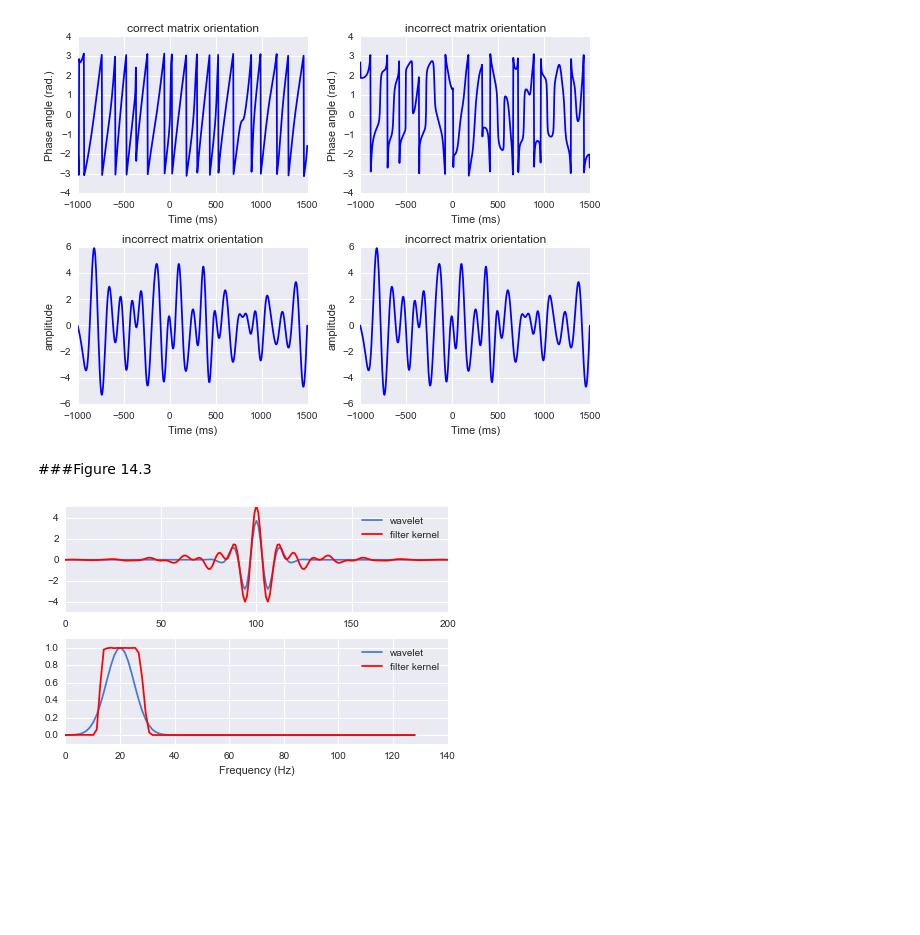
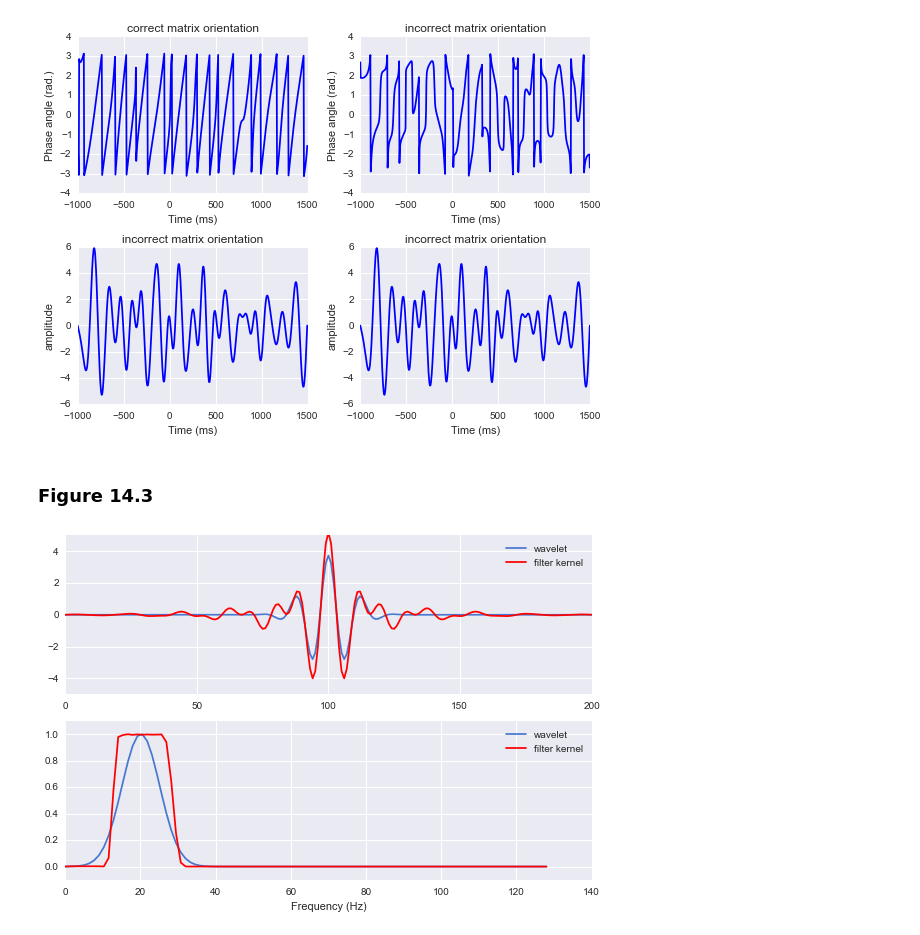
Before and after one commit to lyndond/Analyzing_Neural_Time_Series, a Jupyter notebook: chapter14.ipynb, the cells around one changed output. Cells and saved outputs as stored; diff of their text form; code cells hidden in the pictures; blank space fills up the shorter version.

```diff
--- a/chapter14.ipynb
+++ b/chapter14.ipynb
@@ -169,7 +172,7 @@ plt.tight_layout()
 # %% [output]
 [figure]
 # %% [markdown]
-###Figure 14.3
+### Figure 14.3
 # %%
 from scipy.stats.mstats import zscore
 
@@ -204,33 +207,33 @@ idealresponse = np.array([0,0,1,1,0,0])
 filterweights = zscore(firls(200,ffrequencies,idealresponse))
 
 #also compute weights using firwin
 filterweights1=zscore(sig.firwin(201,np.array([center_freq-filter_frequency_spread,
                                   center_freq+filter_frequency_spread])/nyquist))
 
 #compute its power spectrum
 fft_filtkern = np.absolute(fft(filterweights))
 fft_filtkern /=np.max(fft_filtkern) #again normalize to 1 for comparison
 
 fft_filtkern1 = np.absolute(fft(filterweights1))[:-1]
 fft_filtkern1 /=np.max(fft_filtkern1)
 
 hz_filtkern = np.linspace(0,nyquist,101) #list of frequencies in hz corresponding to fitler kernel
 
 #plot wavelet and filter kernel
 plt.subplot(211)
 plt.plot(real(wavelet))
 plt.plot(filterweights,'r')
 plt.legend(["wavelet","filter kernel"])
 plt.setp(plt.gca(),'xlim',[0, 200],'ylim',[-5, 5])
 
 #plot power spectra
 plt.subplot(212)
-plt.plot(hz_wavelet,fft_wavelet[:ceil(len(fft_wavelet)/2.)])
-plt.plot(hz_filtkern,fft_filtkern[:ceil(len(fft_filtkern)/2.)],'r')
+plt.plot(hz_wavelet,fft_wavelet[:int(ceil(len(fft_wavelet)/2.))])
+plt.plot(hz_filtkern,fft_filtkern[:int(ceil(len(fft_filtkern)/2.))],'r')
 plt.legend(['wavelet','filter kernel'])
 plt.setp(plt.gca(),'ylim',[-.1, 1.1])
 plt.xlabel('Frequency (Hz)')
 
 plt.tight_layout()
 # %% [output]
-[figure, old version]
+[figure, new version]
```
Also changed, not shown: parts of 25 cells of this notebook, 1 other file.
